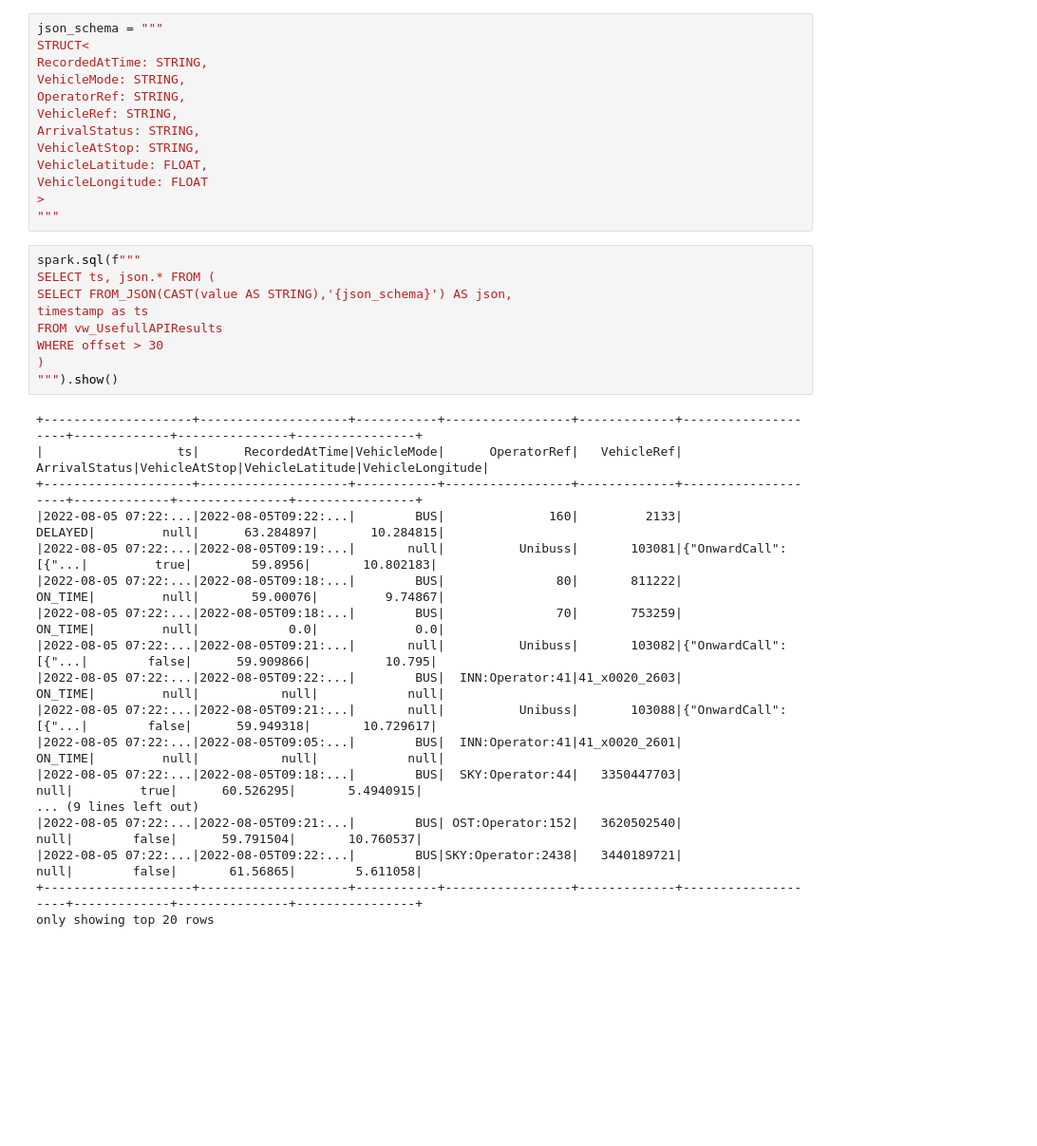
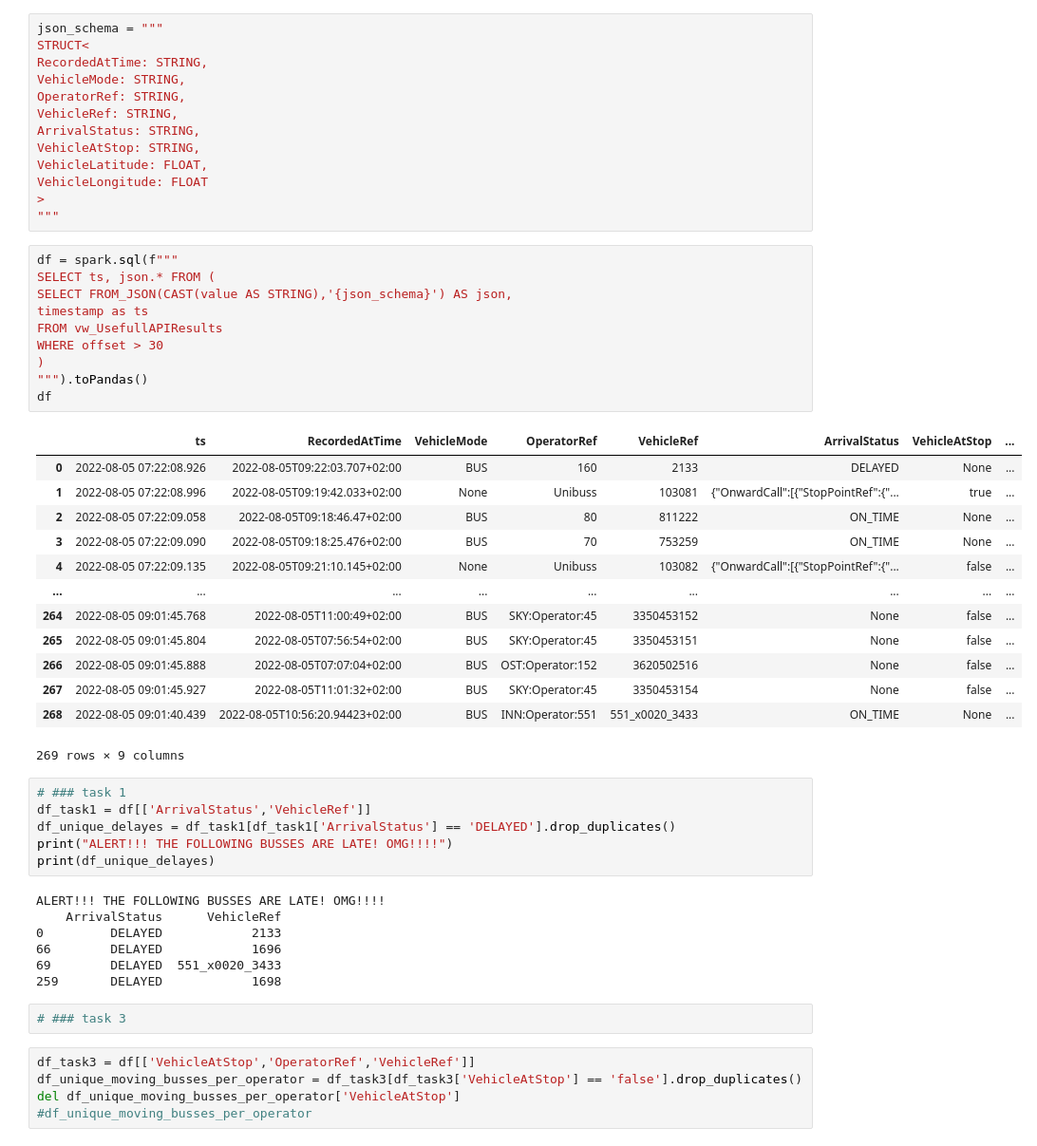
Before and after one commit to Norskeaksel/RealTimeDataProject, a Jupyter notebook: mnt/pyspark/01_Dev.ipynb, the cells around one changed output. Shown at 95% size. Cells and saved outputs as stored; diff of their text form; blank space fills up the shorter version.

```diff
--- a/mnt/pyspark/01_Dev.ipynb
+++ b/mnt/pyspark/01_Dev.ipynb
@@ -88,29 +108,46 @@ VehicleLongitude: FLOAT
 >
 """
 # %%
-spark.sql(f"""
+df = spark.sql(f"""
 SELECT ts, json.* FROM (
 SELECT FROM_JSON(CAST(value AS STRING),'{json_schema}') AS json,
 timestamp as ts
 FROM vw_UsefullAPIResults
 WHERE offset > 30
 )
-""").show()
+""").toPandas()
+df
 # %% [output]
+|  | ts | RecordedAtTime | VehicleMode | OperatorRef | VehicleRef | ArrivalStatus | VehicleAtStop | ... |
+| 0 | 2022-08-05 07:22:08.926 | 2022-08-05T09:22:03.707+02:00 | BUS | 160 | 2133 | DELAYED | None | ... |
+| 1 | 2022-08-05 07:22:08.996 | 2022-08-05T09:19:42.033+02:00 | None | Unibuss | 103081 | {"OnwardCall":[{"StopPointRef":{"... | true | ... |
+| 2 | 2022-08-05 07:22:09.058 | 2022-08-05T09:18:46.47+02:00 | BUS | 80 | 811222 | ON_TIME | None | ... |
+| 3 | 2022-08-05 07:22:09.090 | 2022-08-05T09:18:25.476+02:00 | BUS | 70 | 753259 | ON_TIME | None | ... |
+| 4 | 2022-08-05 07:22:09.135 | 2022-08-05T09:21:10.145+02:00 | None | Unibuss | 103082 | {"OnwardCall":[{"StopPointRef":{"... | false | ... |
+| ... | ... | ... | ... | ... | ... | ... | ... | ... |
+| 264 | 2022-08-05 09:01:45.768 | 2022-08-05T11:00:49+02:00 | BUS | SKY:Operator:45 | 3350453152 | None | false | ... |
+| 265 | 2022-08-05 09:01:45.804 | 2022-08-05T07:56:54+02:00 | BUS | SKY:Operator:45 | 3350453151 | None | false | ... |
+| 266 | 2022-08-05 09:01:45.888 | 2022-08-05T07:07:04+02:00 | BUS | OST:Operator:152 | 3620502516 | None | false | ... |
+| 267 | 2022-08-05 09:01:45.927 | 2022-08-05T11:01:32+02:00 | BUS | SKY:Operator:45 | 3350453154 | None | false | ... |
+| 268 | 2022-08-05 09:01:40.439 | 2022-08-05T10:56:20.94423+02:00 | BUS | INN:Operator:551 | 551_x0020_3433 | ON_TIME | None | ... |
-+--------------------+--------------------+-----------+-----------------+-------------+--------------------+-------------+---------------+----------------+
-|                  ts|      RecordedAtTime|VehicleMode|      OperatorRef|   VehicleRef|       ArrivalStatus|VehicleAtStop|VehicleLatitude|VehicleLongitude|
-+--------------------+--------------------+-----------+-----------------+-------------+--------------------+-------------+---------------+----------------+
-|2022-08-05 07:22:...|2022-08-05T09:22:...|        BUS|              160|         2133|             DELAYED|         null|      63.284897|       10.284815|
-|2022-08-05 07:22:...|2022-08-05T09:19:...|       null|          Unibuss|       103081|{"OnwardCall":[{"...|         true|        59.8956|       10.802183|
-|2022-08-05 07:22:...|2022-08-05T09:18:...|        BUS|               80|       811222|             ON_TIME|         null|       59.00076|         9.74867|
-|2022-08-05 07:22:...|2022-08-05T09:18:...|        BUS|               70|       753259|             ON_TIME|         null|            0.0|             0.0|
-|2022-08-05 07:22:...|2022-08-05T09:21:...|       null|          Unibuss|       103082|{"OnwardCall":[{"...|        false|      59.909866|          10.795|
-|2022-08-05 07:22:...|2022-08-05T09:22:...|        BUS|  INN:Operator:41|41_x0020_2603|             ON_TIME|         null|           null|            null|
-|2022-08-05 07:22:...|2022-08-05T09:21:...|       null|          Unibuss|       103088|{"OnwardCall":[{"...|        false|      59.949318|       10.729617|
-|2022-08-05 07:22:...|2022-08-05T09:05:...|        BUS|  INN:Operator:41|41_x0020_2601|             ON_TIME|         null|           null|            null|
-|2022-08-05 07:22:...|2022-08-05T09:18:...|        BUS|  SKY:Operator:44|   3350447703|                null|         true|      60.526295|       5.4940915|
-... (9 lines left out)
-|2022-08-05 07:22:...|2022-08-05T09:21:...|        BUS| OST:Operator:152|   3620502540|                null|        false|      59.791504|       10.760537|
-|2022-08-05 07:22:...|2022-08-05T09:22:...|        BUS|SKY:Operator:2438|   3440189721|                null|        false|       61.56865|        5.611058|
-+--------------------+--------------------+-----------+-----------------+-------------+--------------------+-------------+---------------+----------------+
-only showing top 20 rows
+269 rows × 9 columns
+# %%
+# ### task 1
+df_task1 = df[['ArrivalStatus','VehicleRef']]
+df_unique_delayes = df_task1[df_task1['ArrivalStatus'] == 'DELAYED'].drop_duplicates()
+print("ALERT!!! THE FOLLOWING BUSSES ARE LATE! OMG!!!!")
+print(df_unique_delayes)
+# %% [output]
+ALERT!!! THE FOLLOWING BUSSES ARE LATE! OMG!!!!
+    ArrivalStatus      VehicleRef
+0         DELAYED            2133
+66        DELAYED            1696
+69        DELAYED  551_x0020_3433
+259       DELAYED            1698
+# %%
+# ### task 3
+# %%
+df_task3 = df[['VehicleAtStop','OperatorRef','VehicleRef']]
+df_unique_moving_busses_per_operator = df_task3[df_task3['VehicleAtStop'] == 'false'].drop_duplicates()
+del df_unique_moving_busses_per_operator['VehicleAtStop']
+#df_unique_moving_busses_per_operator
```
Also changed, not shown: parts of 11 cells of this notebook, 8 other files.
